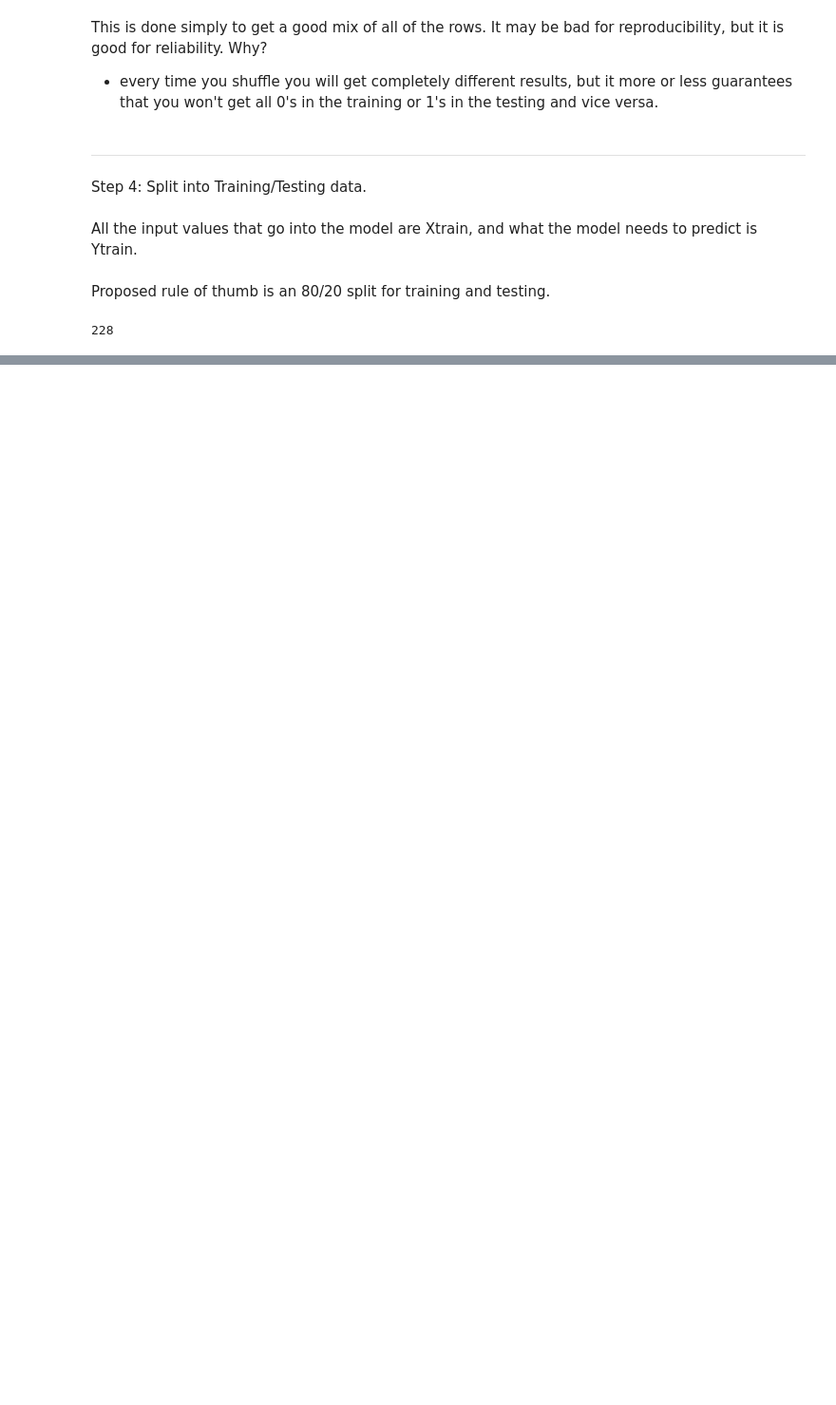
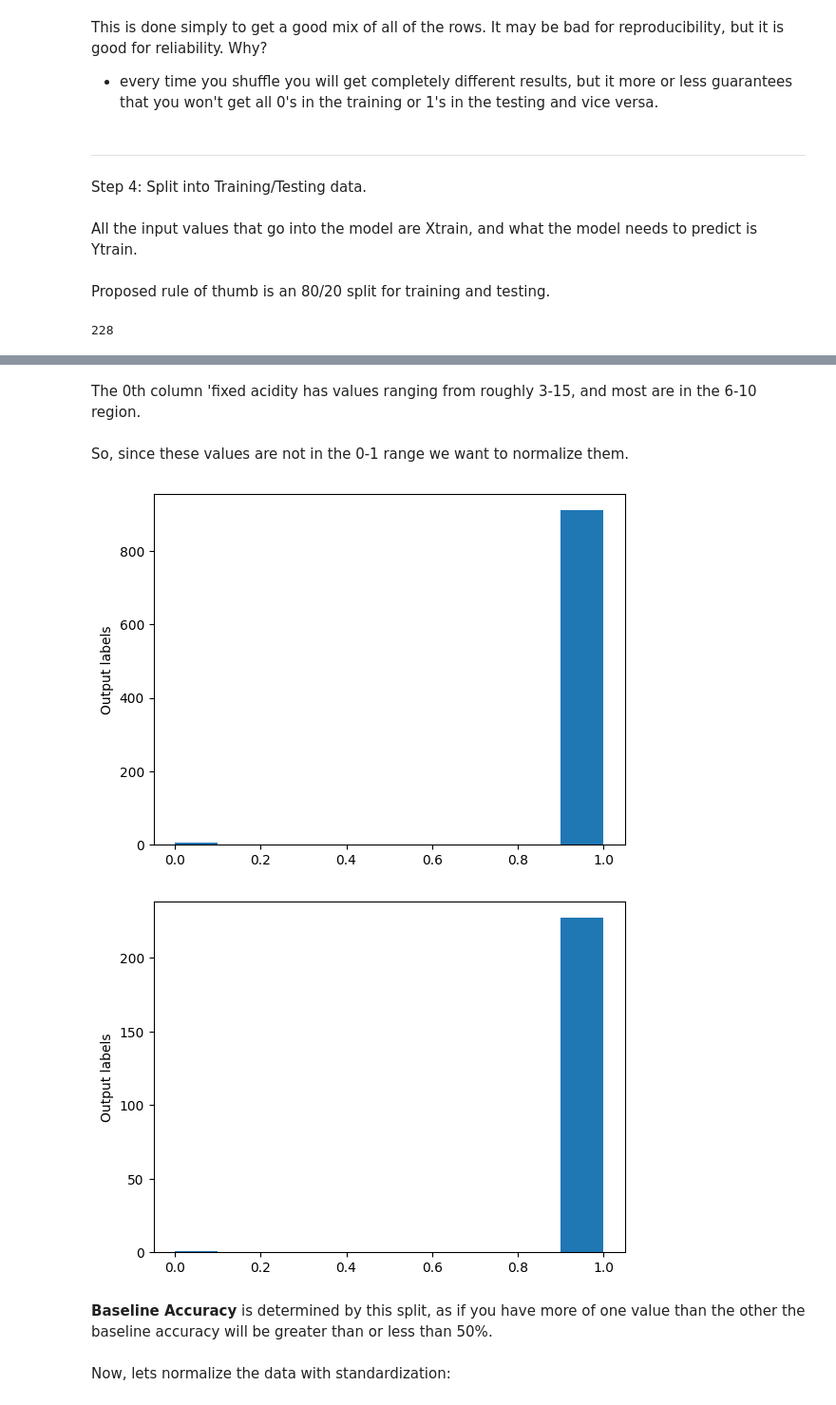
Before and after one commit to Jorwin-dev/machine-learning, a Jupyter notebook: neural-networks/Wine/neural_networks-wine.ipynb, the cells around one changed output, grey strips where cells are left out. Shown: that part at 95% size. Drawn from its saved outputs; the diff is of its cells as text; code cells hidden in the pictures; blank space fills up the shorter version.

```diff
--- a/neural-networks/Wine/neural_networks-wine.ipynb
+++ b/neural-networks/Wine/neural_networks-wine.ipynb
@@ -151,0 +168,21 @@ YTEST = dataset[index_20percent:, -1]       # Extract only last
+# %% [markdown]
+The 0th column 'fixed acidity has values ranging from roughly 3-15, and most are in the 6-10 region.
+# %% [markdown]
+So, since these values are not in the 0-1 range we want to normalize them.
+# %%
+# Check the split of 0's and 1's in our Y-data, aka what we are predicting.
+
+plt.hist(YTRAIN)
+plt.ylabel('Output labels')
+plt.show()
+
+plt.hist(YTEST)
+plt.ylabel('Output labels')
+plt.show()
+# %% [output]
+[figure, added]
+[figure, added]
+# %% [markdown]
+**Baseline Accuracy** is determined by this split, as if you have more of one value than the other the baseline accuracy will be greater than or less than 50%.
+# %% [markdown]
+Now, lets normalize the data with standardization:
```
Also changed, not shown: parts of 10 cells of this notebook.
